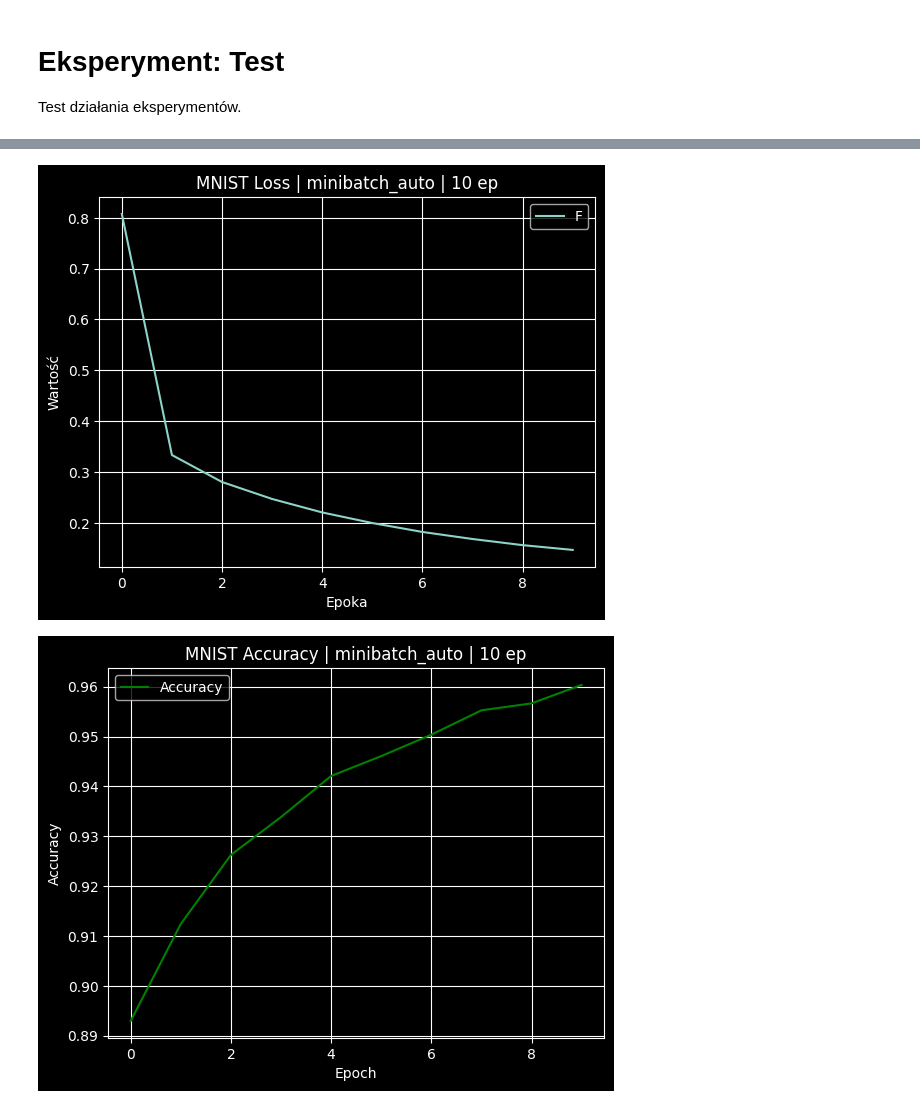
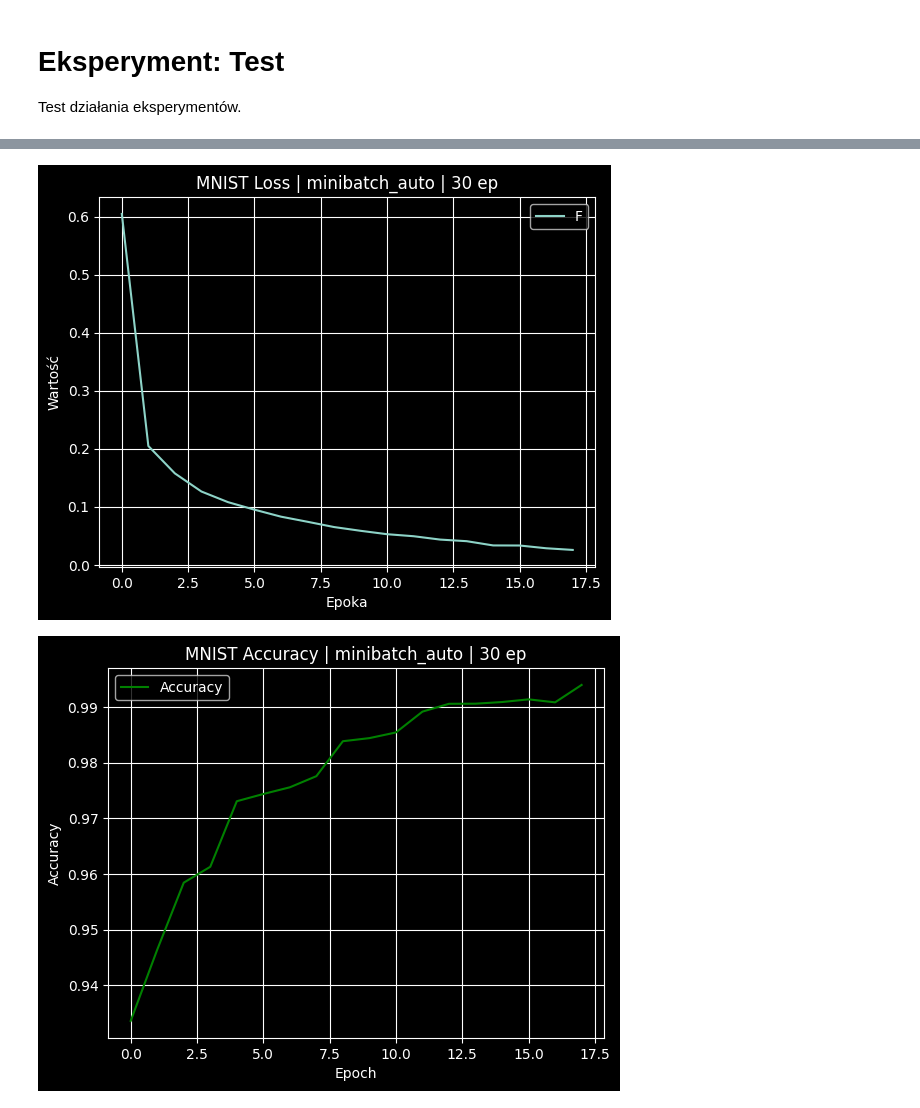
Before and after one commit to Mattioo7/weather-prediction-mlp, a Jupyter notebook: notebooks/experiments_mnist_copy_2.ipynb, the cells around one changed output, grey strips where cells are left out. Saved outputs shown, nothing was run; the diff lists cells and outputs as text; code cells hidden in the pictures.

```diff
--- a/notebooks/experiments_mnist_copy_2.ipynb
+++ b/notebooks/experiments_mnist_copy_2.ipynb
@@ -15,10 +15,11 @@ datasets = {
         "activation": "gelu",
         # "activation": "sigmoid",
         "learning_rate": 0.05,
-        "hidden_layers": [64, 64],
-        "epochs": [10],
-        "momentum": True,
-        "adaptive_lr": True,
+        "hidden_layers": [64, 64, 64, 64, 64],
+        "epochs": [30],
+        # "optimizer": "adam",
+        "optimizer": "momentum",
+        "adaptive_lr": False,
         "batching": {
             "minibatch_auto": {
                 "batch_size": "auto",
@@ -30,7 +31,7 @@ datasets = {
             # },
         },
         "early_stopping": True,
-        "patience": 3,
+        "patience": 5,
     },
 }
 # %%
@@ -72,14 +73,14 @@ for dataset_name, cfg in datasets.items():
                     learning_rate=cfg["learning_rate"],
                     seed=42,
                     loss=loss_name,
-                    momentum=cfg.get("momentum", False),
+                    optimizer=cfg["optimizer"] if "optimizer" in cfg else "sgd",
                     adaptive_lr=cfg.get("adaptive_lr", False),
                     lr_decay=0.999
                 )
 
                 history, weight_hist, acc_hist = model.fit(
-                    X_train[:60000],
-                    y_train[:60000],
+                    X_train,
+                    y_train,
                     epochs=epoch_count,
                     batch_size=batching_cfg["batch_size"],
                     shuffle=batching_cfg["shuffle"],
@@ -124,2 +124,2 @@ Test accuracy: 0.9572
-[figure, old version]
+[figure, new version]
-[figure, old version]
+[figure, new version]
```
Also changed, not shown: parts of 1 cell of this notebook, 1 other file.
